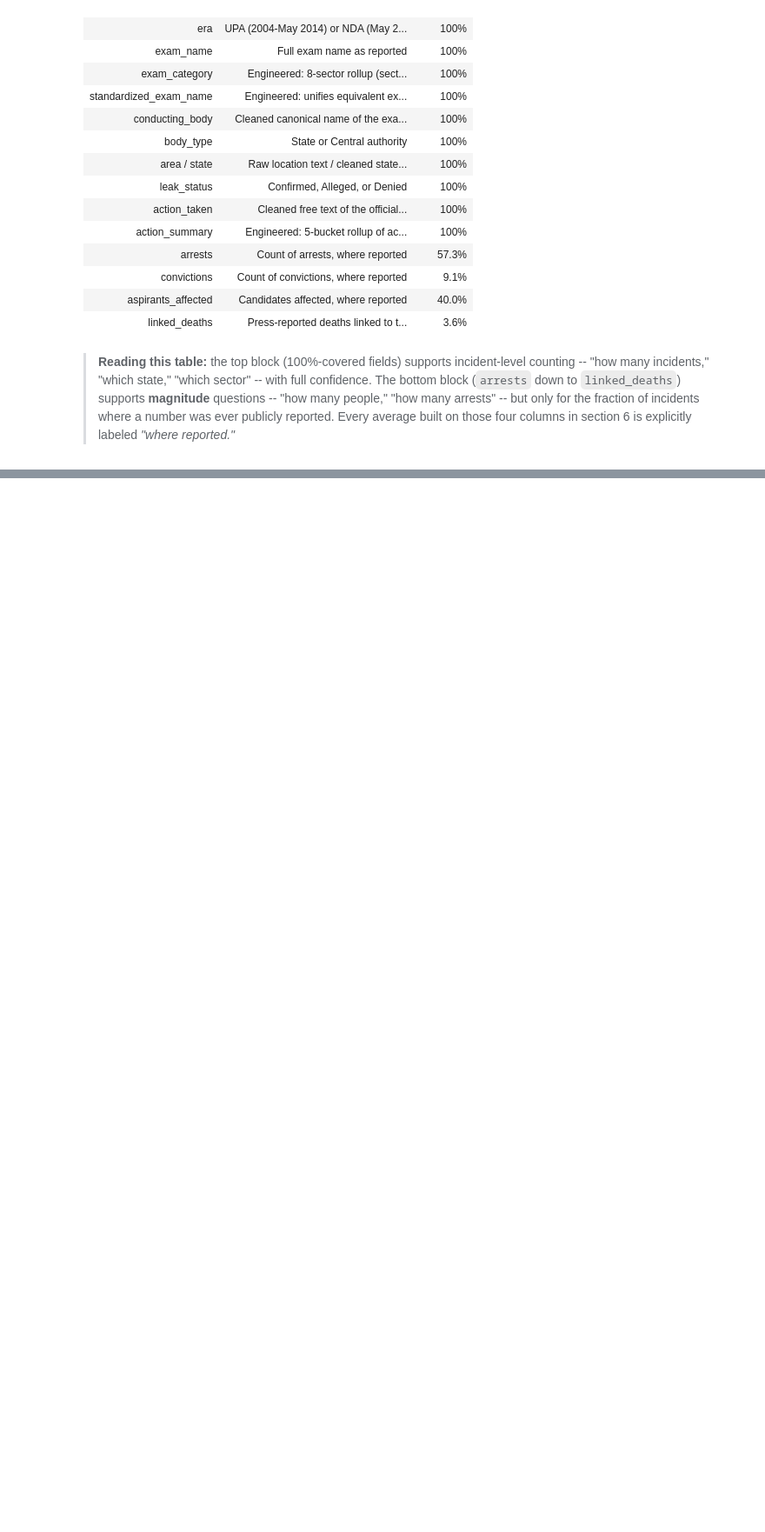
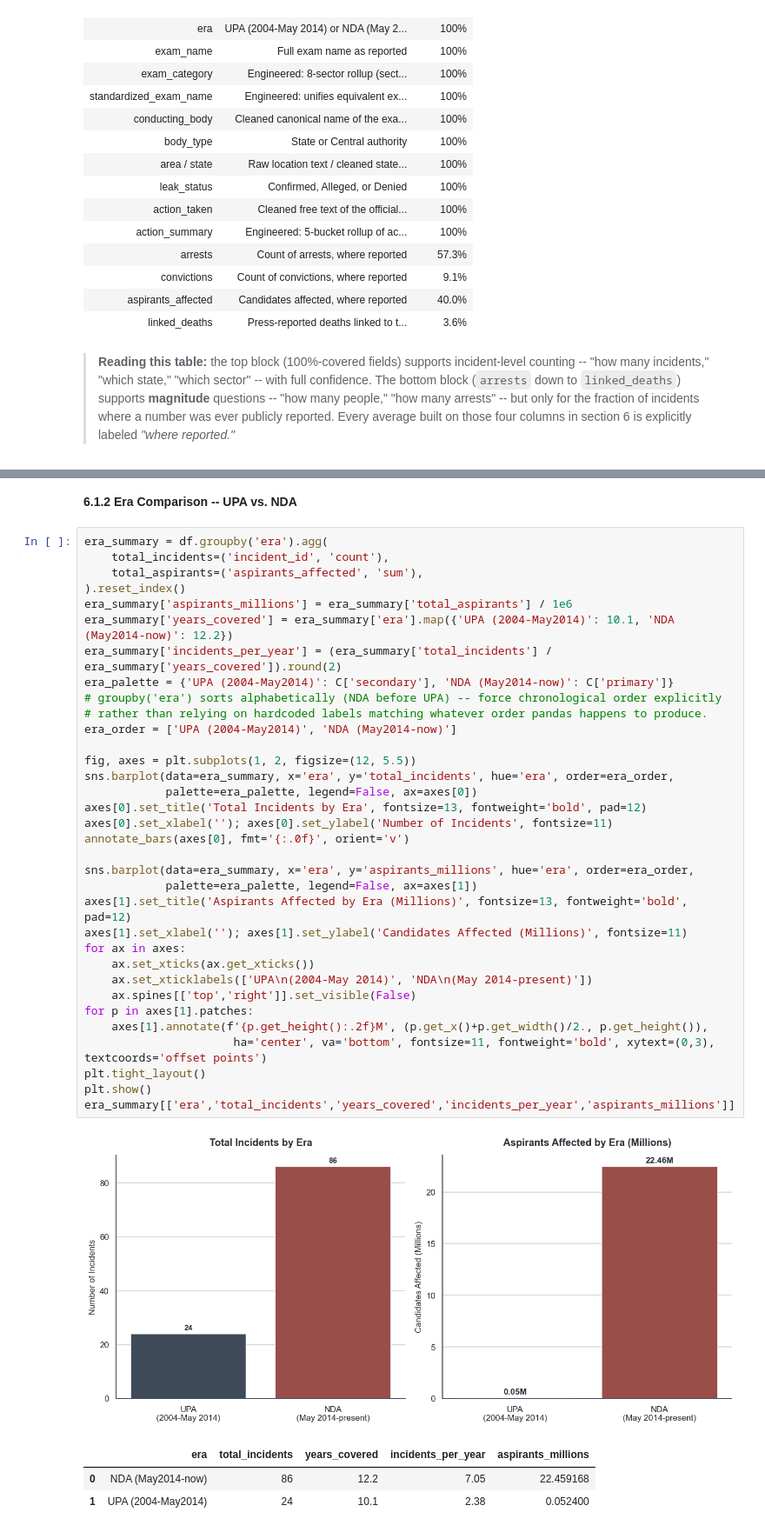
Before and after one commit to Vaibhavs7707/Paper-Leak-Analysis-in-India-2004-2026, a Jupyter notebook: paper_leak_analysisV3.ipynb, the cells around one changed output, grey strips where cells are left out. Shown at 87% size. Saved outputs shown, nothing was run; the diff lists cells and outputs as text; blank space fills up the shorter version.

```diff
--- a/paper_leak_analysisV3.ipynb
+++ b/paper_leak_analysisV3.ipynb
@@ -424,0 +476,41 @@ data_dict.style.set_properties(**{'text-align':'left'}).set_table_styles(
+# %% [markdown]
+**6.1.2 Era Comparison -- UPA vs. NDA**
+# %%
+era_summary = df.groupby('era').agg(
+    total_incidents=('incident_id', 'count'),
+    total_aspirants=('aspirants_affected', 'sum'),
+).reset_index()
+era_summary['aspirants_millions'] = era_summary['total_aspirants'] / 1e6
+era_summary['years_covered'] = era_summary['era'].map({'UPA (2004-May2014)': 10.1, 'NDA (May2014-now)': 12.2})
+era_summary['incidents_per_year'] = (era_summary['total_incidents'] / era_summary['years_covered']).round(2)
+era_palette = {'UPA (2004-May2014)': C['secondary'], 'NDA (May2014-now)': C['primary']}
+# groupby('era') sorts alphabetically (NDA before UPA) -- force chronological order explicitly
+# rather than relying on hardcoded labels matching whatever order pandas happens to produce.
+era_order = ['UPA (2004-May2014)', 'NDA (May2014-now)']
+
+fig, axes = plt.subplots(1, 2, figsize=(12, 5.5))
+sns.barplot(data=era_summary, x='era', y='total_incidents', hue='era', order=era_order,
+            palette=era_palette, legend=False, ax=axes[0])
+axes[0].set_title('Total Incidents by Era', fontsize=13, fontweight='bold', pad=12)
+axes[0].set_xlabel(''); axes[0].set_ylabel('Number of Incidents', fontsize=11)
+annotate_bars(axes[0], fmt='{:.0f}', orient='v')
+
+sns.barplot(data=era_summary, x='era', y='aspirants_millions', hue='era', order=era_order,
+            palette=era_palette, legend=False, ax=axes[1])
+axes[1].set_title('Aspirants Affected by Era (Millions)', fontsize=13, fontweight='bold', pad=12)
+axes[1].set_xlabel(''); axes[1].set_ylabel('Candidates Affected (Millions)', fontsize=11)
+for ax in axes:
+    ax.set_xticks(ax.get_xticks())
+    ax.set_xticklabels(['UPA\n(2004-May 2014)', 'NDA\n(May 2014-present)'])
+    ax.spines[['top','right']].set_visible(False)
+for p in axes[1].patches:
+    axes[1].annotate(f'{p.get_height():.2f}M', (p.get_x()+p.get_width()/2., p.get_height()),
+                      ha='center', va='bottom', fontsize=11, fontweight='bold', xytext=(0,3), textcoords='offset points')
+plt.tight_layout()
+plt.show()
+era_summary[['era','total_incidents','years_covered','incidents_per_year','aspirants_millions']]
+# %% [output]
+[figure, added]
+|  | era | total_incidents | years_covered | incidents_per_year | aspirants_millions |
+| 0 | NDA (May2014-now) | 86 | 12.2 | 7.05 | 22.459168 |
+| 1 | UPA (2004-May2014) | 24 | 10.1 | 2.38 | 0.052400 |
```
Also changed, not shown: parts of 37 cells of this notebook.
